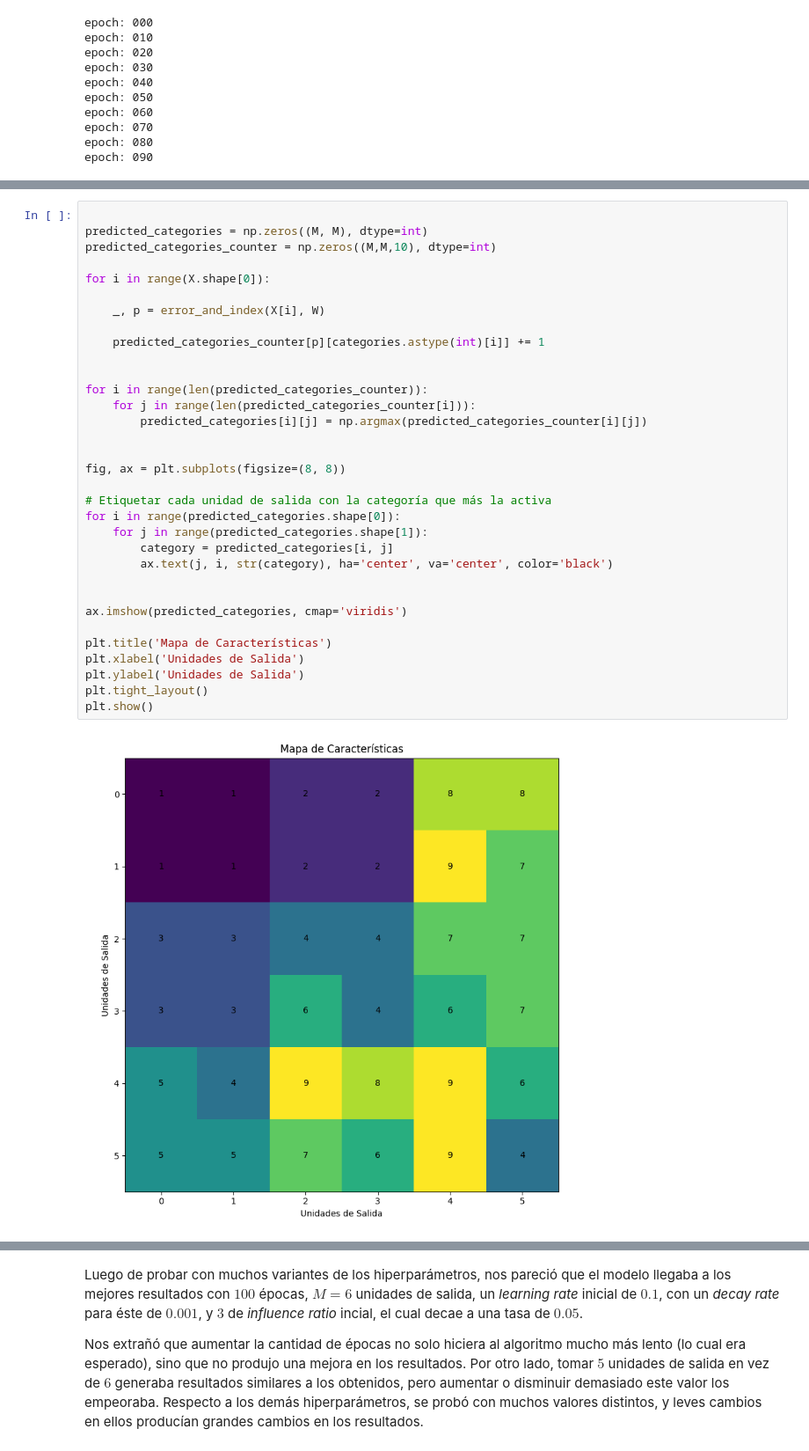
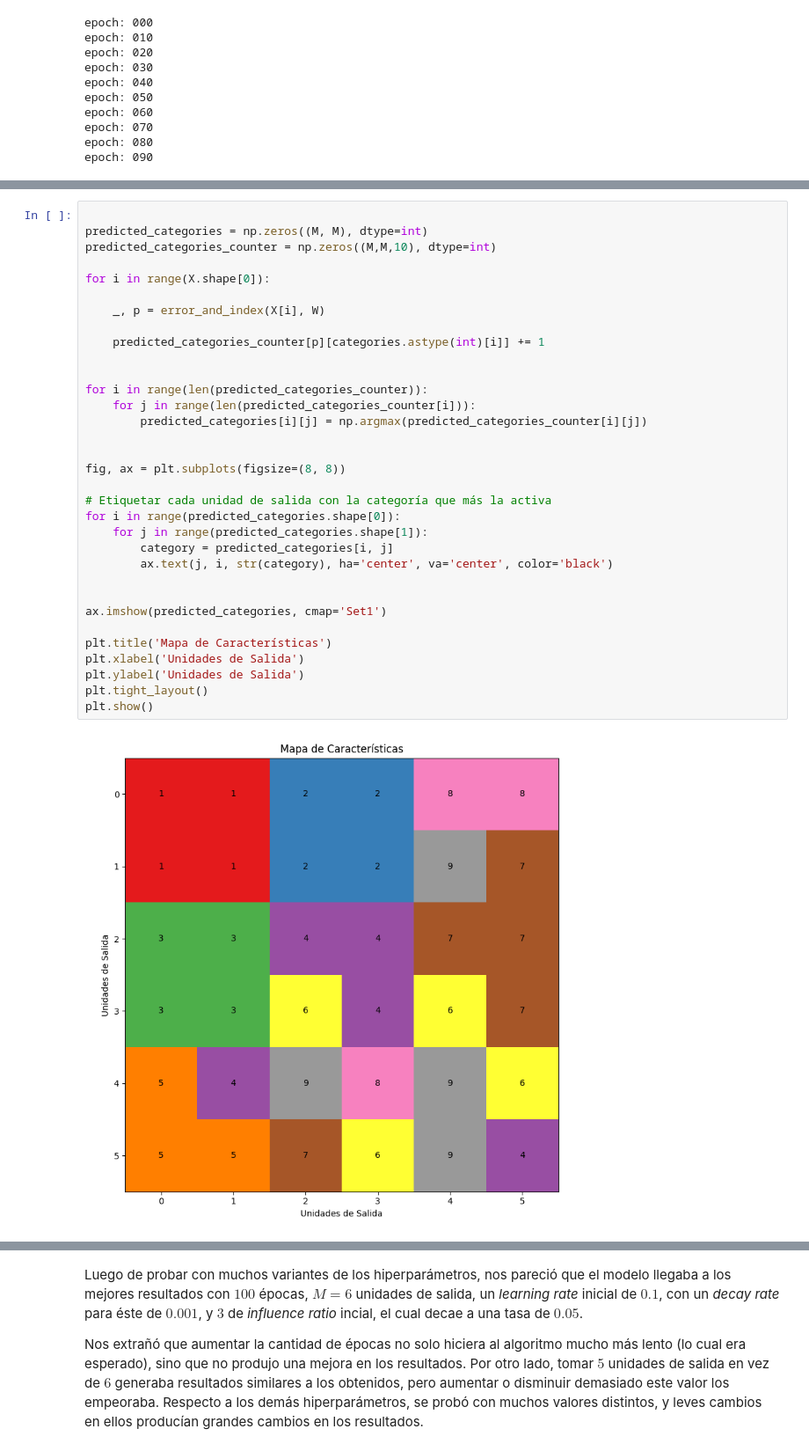
Before and after one commit to sgoldberg27/redes_neuronales-1C2023, a Jupyter notebook: TP2/Redes Neuronales Artificiales - Trabajo Práctico 2.ipynb, the cells around one changed output, grey strips where cells are left out. Shown at 88% size. Cells and saved outputs as stored; diff of their text form.

```diff
--- a/TP2/Redes Neuronales Artificiales - Trabajo Práctico 2.ipynb
+++ b/TP2/Redes Neuronales Artificiales - Trabajo Práctico 2.ipynb
@@ -273,33 +273,33 @@ predicted_categories = np.zeros((M, M), dtype=int)
 predicted_categories_counter = np.zeros((M,M,10), dtype=int)
 
 for i in range(X.shape[0]):
 
     _, p = error_and_index(X[i], W)
 
     predicted_categories_counter[p][categories.astype(int)[i]] += 1
 
 
 for i in range(len(predicted_categories_counter)):
     for j in range(len(predicted_categories_counter[i])):
         predicted_categories[i][j] = np.argmax(predicted_categories_counter[i][j])
 
 
 fig, ax = plt.subplots(figsize=(8, 8))
 
 # Etiquetar cada unidad de salida con la categoría que más la activa
 for i in range(predicted_categories.shape[0]):
     for j in range(predicted_categories.shape[1]):
         category = predicted_categories[i, j]
         ax.text(j, i, str(category), ha='center', va='center', color='black')
 
 
-ax.imshow(predicted_categories, cmap='viridis')
+ax.imshow(predicted_categories, cmap='Set1')
 
 plt.title('Mapa de Características')
 plt.xlabel('Unidades de Salida')
 plt.ylabel('Unidades de Salida')
 plt.tight_layout()
 plt.show()
 # %% [output]
-[figure, old version]
+[figure, new version]
 # %% [markdown]
```
Also changed, not shown: parts of 6 cells of this notebook, 1 other file.
